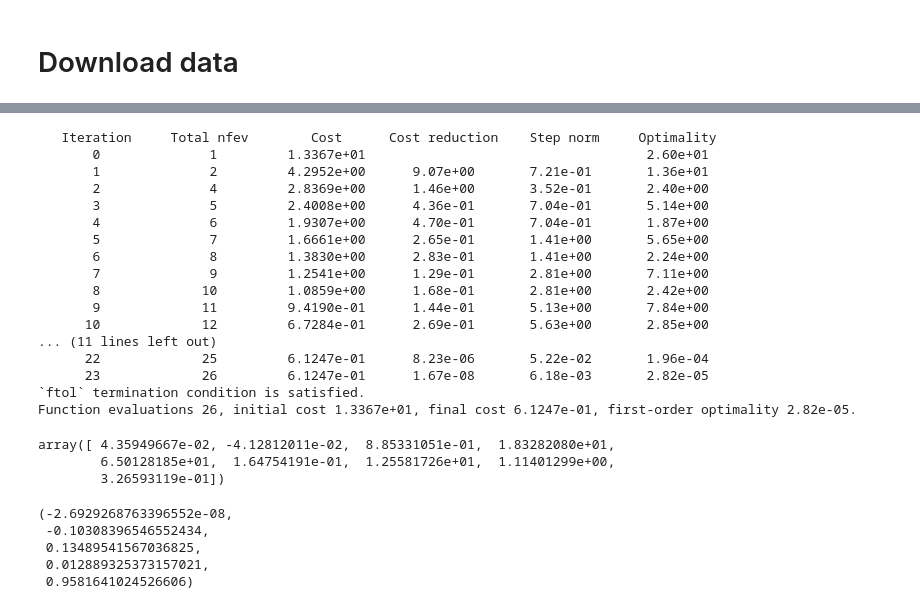
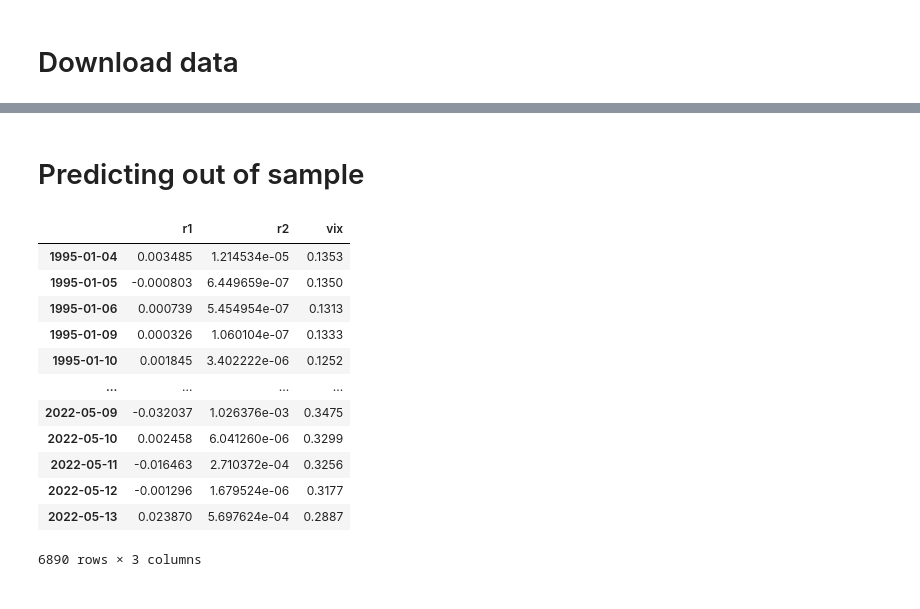
Before and after one commit to luchungi/VolatilityIsMostlyPathDependent, a Jupyter notebook: NN_Model_v1.ipynb, the cells around one changed output, grey strips where cells are left out. Saved outputs shown, nothing was run; the diff lists cells and outputs as text; code cells hidden in the pictures.

```diff
--- a/NN_Model_v1.ipynb
+++ b/NN_Model_v1.ipynb
@@ -9,7 +15,7 @@ import yfinance as yf
 # Download data
 # %%
 load_from = pd.to_datetime('1995-01-01')  # Need at least 4 years prior to the first training day
-train_start_date = pd.to_datetime('2000-01-01')
+train_start_date = pd.to_datetime('1995-01-01')
 test_start_date = pd.to_datetime('2019-01-01')
 test_end_date = pd.to_datetime('2022-05-15')
 # %%
@@ -265,28 +98,0 @@ array([ 4.35885953e-02, -4.12544816e-02,  8.85362887e-01,  6.55315948e+01,
-# %%
-lower_bound = [-np.inf, -np.inf, -np.inf, 0., 0., 0., 0., 0., 0.]
-upper_bound = [np.inf, np.inf, np.inf, np.inf, np.inf, 1., np.inf, np.inf, 1.]
-res = least_squares(residual_vec, [0.1, -1.0, 1.0, 1.0, 1.0, 0.5, 1.0, 1.0, 0.5], args=(data, 1000), bounds=(lower_bound, upper_bound), verbose=2, ftol=1e-6)
-# %% [output]
-   Iteration     Total nfev        Cost      Cost reduction    Step norm     Optimality
-       0              1         1.3367e+01                                    2.60e+01
-       1              2         4.2952e+00      9.07e+00       7.21e-01       1.36e+01
-       2              4         2.8369e+00      1.46e+00       3.52e-01       2.40e+00
-       3              5         2.4008e+00      4.36e-01       7.04e-01       5.14e+00
-       4              6         1.9307e+00      4.70e-01       7.04e-01       1.87e+00
-       5              7         1.6661e+00      2.65e-01       1.41e+00       5.65e+00
-       6              8         1.3830e+00      2.83e-01       1.41e+00       2.24e+00
-       7              9         1.2541e+00      1.29e-01       2.81e+00       7.11e+00
-       8             10         1.0859e+00      1.68e-01       2.81e+00       2.42e+00
-       9             11         9.4190e-01      1.44e-01       5.13e+00       7.84e+00
-      10             12         6.7284e-01      2.69e-01       5.63e+00       2.85e+00
-... (11 lines left out)
-      22             25         6.1247e-01      8.23e-06       5.22e-02       1.96e-04
-      23             26         6.1247e-01      1.67e-08       6.18e-03       2.82e-05
-`ftol` termination condition is satisfied.
-Function evaluations 26, initial cost 1.3367e+01, final cost 6.1247e-01, first-order optimality 2.82e-05.
-# %%
-res.x
-# %% [output]
-array([ 4.35949667e-02, -4.12812011e-02,  8.85331051e-01,  1.83282080e+01,
-        6.50128185e+01,  1.64754191e-01,  1.25581726e+01,  1.11401299e+00,
-        3.26593119e-01])
@@ -296,8 +99,19 @@ total_sum_of_squares = np.sum((data.iloc[1000:]['vix'] - np.mean(data.iloc[1000:
-# %%
-np.mean(residuals), np.min(residuals), np.max(residuals), np.mean(np.abs(residuals)), (1-np.sum(residuals**2)/total_sum_of_squares)
-# %% [output]
-(-2.6929268763396552e-08,
- -0.10308396546552434,
- 0.13489541567036825,
- 0.012889325373157021,
- 0.9581641024526606)
+# %% [markdown]
+# Predicting out of sample
+# %%
+data = create_dataset_from_yf_df(spx_data, vix_data, train_start_date, test_end_date)
+data
+# %% [output]
+|  | r1 | r2 | vix |
+| 1995-01-04 | 0.003485 | 1.214534e-05 | 0.1353 |
+| 1995-01-05 | -0.000803 | 6.449659e-07 | 0.1350 |
+| 1995-01-06 | 0.000739 | 5.454954e-07 | 0.1313 |
+| 1995-01-09 | 0.000326 | 1.060104e-07 | 0.1333 |
+| 1995-01-10 | 0.001845 | 3.402222e-06 | 0.1252 |
+| ... | ... | ... | ... |
+| 2022-05-09 | -0.032037 | 1.026376e-03 | 0.3475 |
+| 2022-05-10 | 0.002458 | 6.041260e-06 | 0.3299 |
+| 2022-05-11 | -0.016463 | 2.710372e-04 | 0.3256 |
+| 2022-05-12 | -0.001296 | 1.679524e-06 | 0.3177 |
+| 2022-05-13 | 0.023870 | 5.697624e-04 | 0.2887 |
+6890 rows × 3 columns
```
Also changed, not shown: parts of 23 cells of this notebook, 2 other files.
